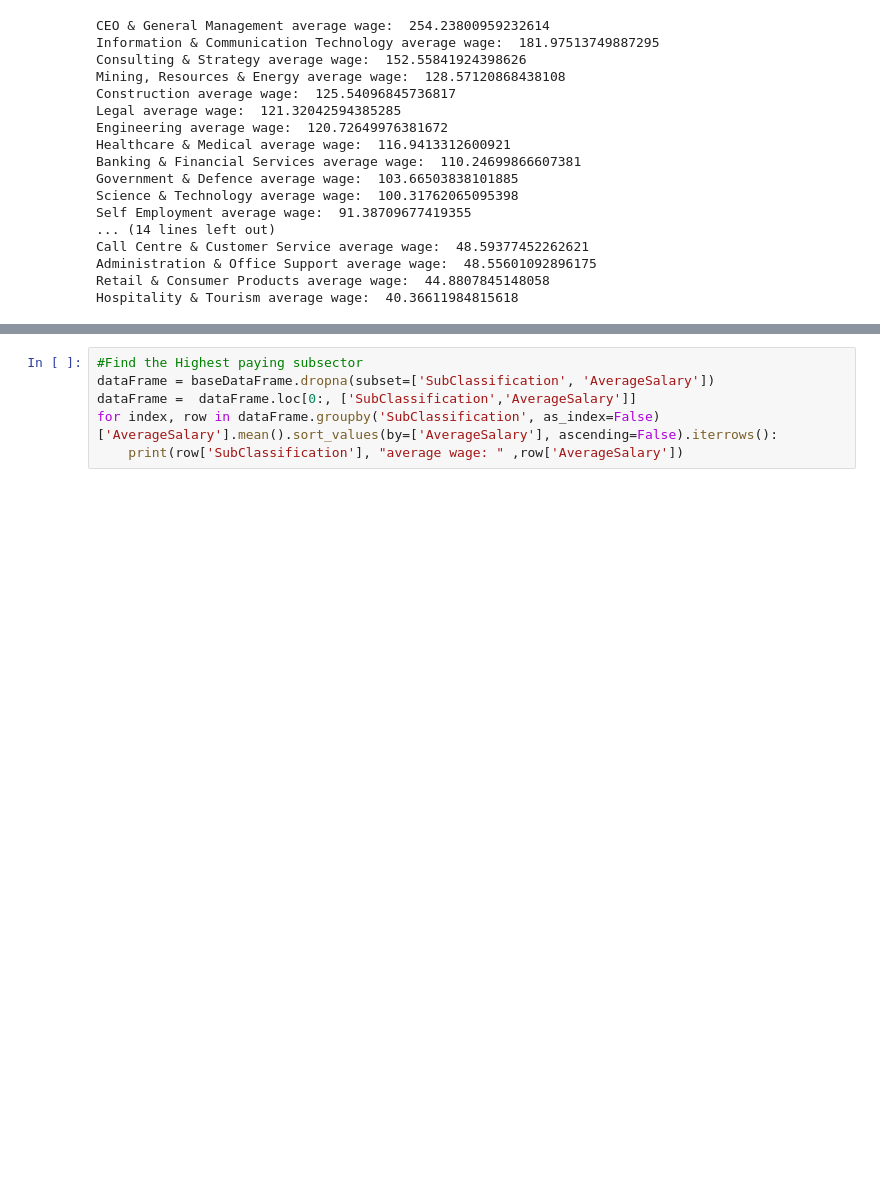
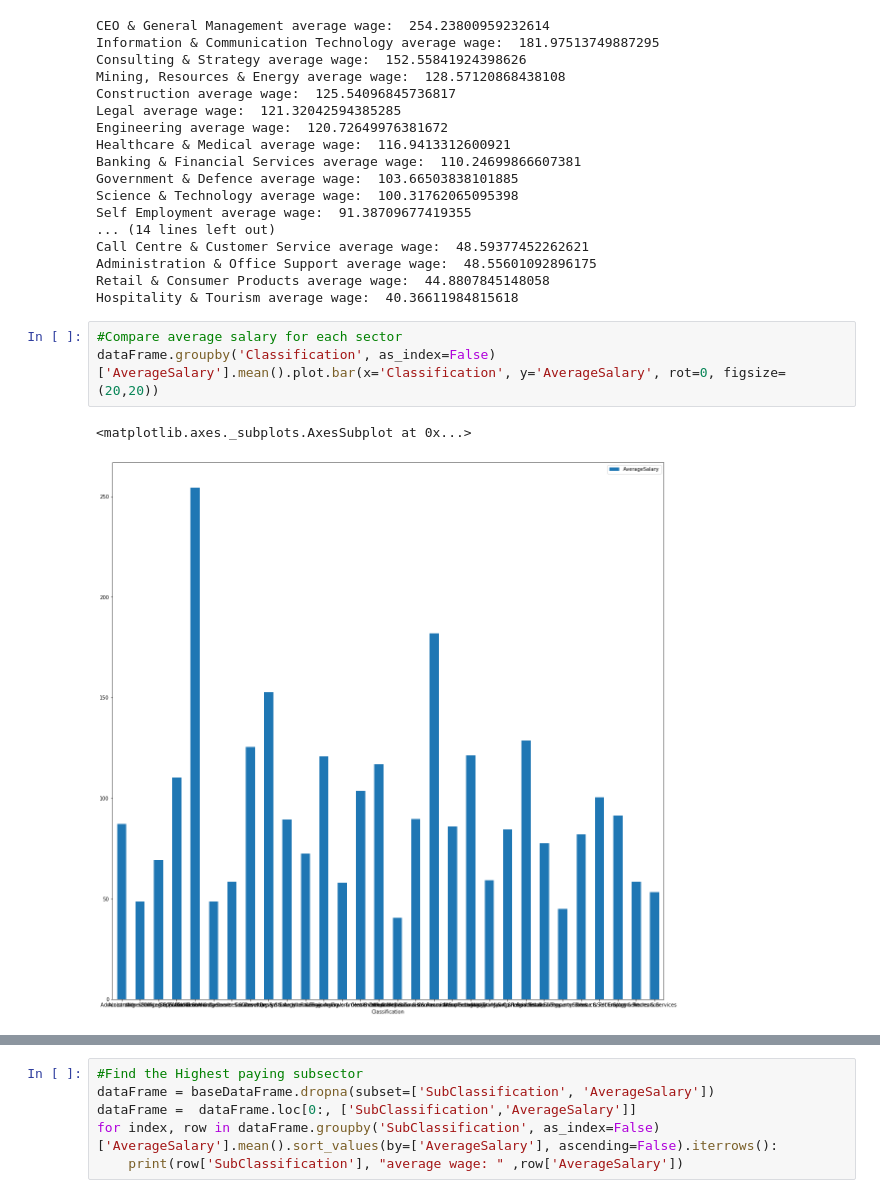
Before and after one commit to EthanLewis15/3803ICT_Big_Data_Assignment, a Jupyter notebook: assignment_main.ipynb, the cells around one changed output, grey strips where cells are left out. Cells and saved outputs as stored; diff of their text form; blank space fills up the shorter version.

```diff
--- a/assignment_main.ipynb
+++ b/assignment_main.ipynb
@@ -549,6 +549,12 @@ Call Centre & Customer Service average wage:  48.59377452262621
 Administration & Office Support average wage:  48.55601092896175
 Retail & Consumer Products average wage:  44.8807845148058
 Hospitality & Tourism average wage:  40.36611984815618
+# %%
+#Compare average salary for each sector
+dataFrame.groupby('Classification', as_index=False)['AverageSalary'].mean().plot.bar(x='Classification', y='AverageSalary', rot=0, figsize=(20,20))
+# %% [output]
+<matplotlib.axes._subplots.AxesSubplot at 0x...>
+[figure, added]
 # %%
 #Find the highest paying subclassification in each classification
 dataFrame = baseDataFrame.dropna(subset=['Classification', 'AverageSalary'])
```
Also changed, not shown: parts of 6 cells of this notebook.
